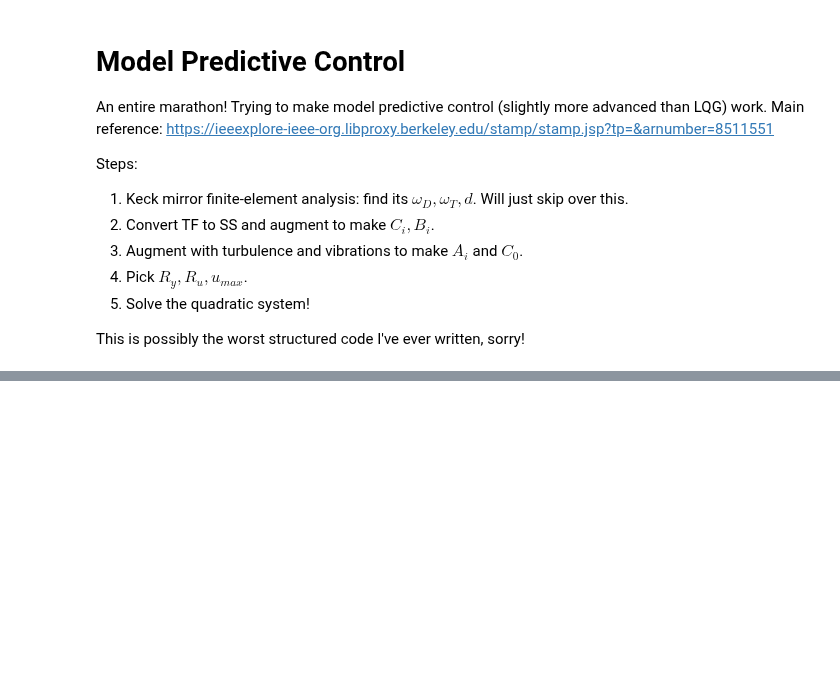
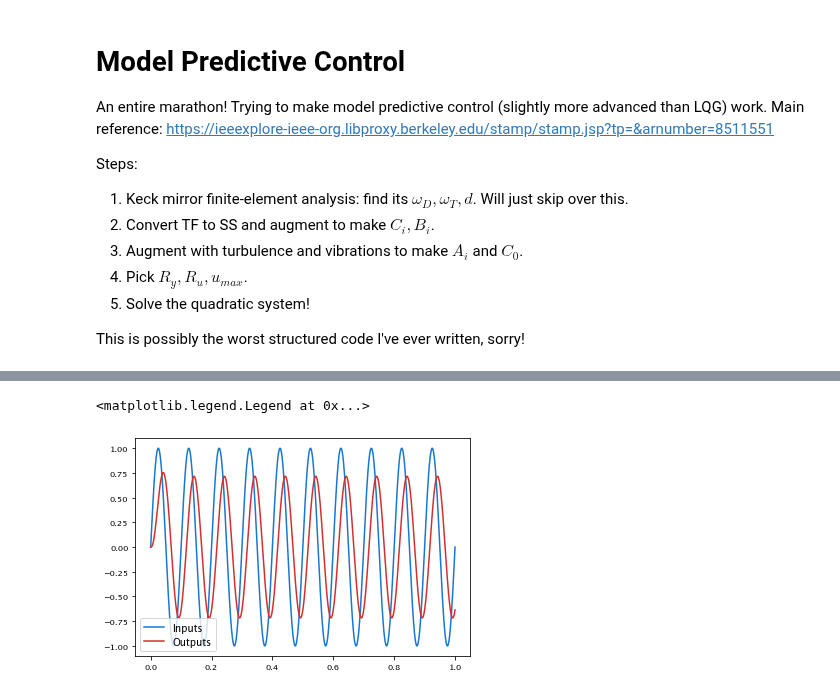
Before and after one commit to aditya-sengupta/tip-tilt-control, a Jupyter notebook: control/dev/mpc.ipynb, the cells around one changed output, grey strips where cells are left out. Drawn from its saved outputs; the diff is of its cells as text; code cells hidden in the pictures; blank space fills up the shorter version.

```diff
--- a/control/dev/mpc.ipynb
+++ b/control/dev/mpc.ipynb
@@ -51,5 +48,5 @@ plt.legend()
 # %%
 # I'm only going to use the TTM from now on, because one of these at a time is complicated enough
 
-a, b, c, d = signal.tf2ss([w_TT ** 2], [1, 2 * w_TT * z_TT, w_TT ** 2]) # continuous ones
-A_CM, B_CM, C_CM, D_CM = signal.cont2discrete((a, b, c, d), dt=1/f_sampling)[:4]
+num, den = signal.cont2discrete(([w_TT ** 2], [1, 2 * w_TT * z_TT, w_TT ** 2]), dt=1/f_sampling)[:2]
+A, B, C, D = signal.tf2ss(num, den)
@@ -55,0 +57,18 @@ A_CM, B_CM, C_CM, D_CM = signal.cont2discrete((a, b, c, d), dt=1/f_sampling)[:4]
+# %%
+# I'm skeptical of this model of the TTM. Let's drive it with a sine wave and see what happens.
+
+size = 1000
+times = np.linspace(0, 1, size)
+U = np.sin(2 * np.pi * 10 * times)
+Y = np.zeros(size,)
+state = np.array([0, 0])
+for i, u in enumerate(U):
+    state = A.dot(state) + B.dot(u).flatten() # I hate numpy's row vector handling
+    Y[i] = C.dot(state) + D.dot(u)
+
+plt.plot(times, U, label='Inputs')
+plt.plot(times, Y, label='Outputs')
+plt.legend()
+# %% [output]
+<matplotlib.legend.Legend at 0x...>
+[figure, added]
```
Also changed, not shown: parts of 15 cells of this notebook, 1 other file.
